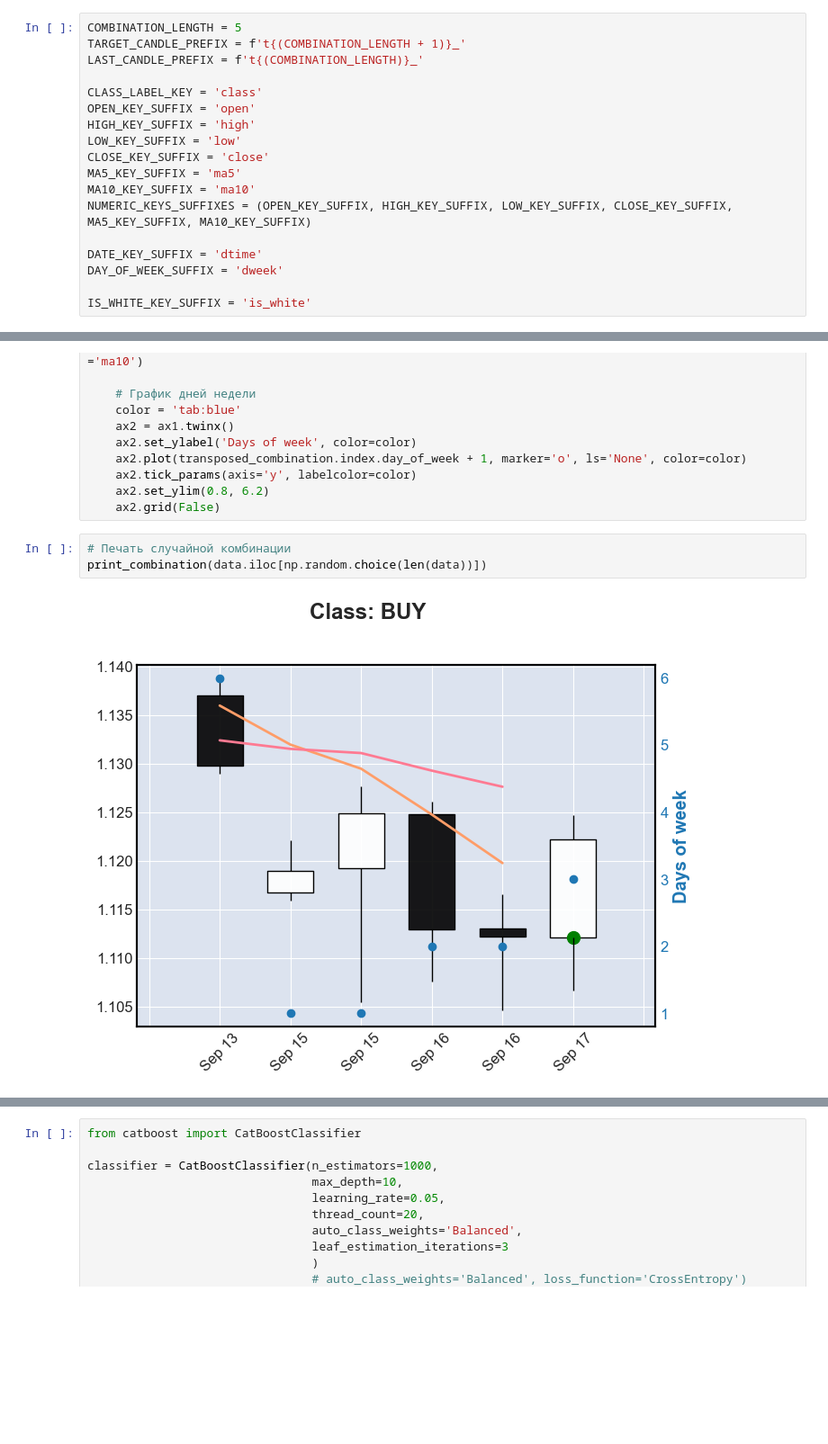
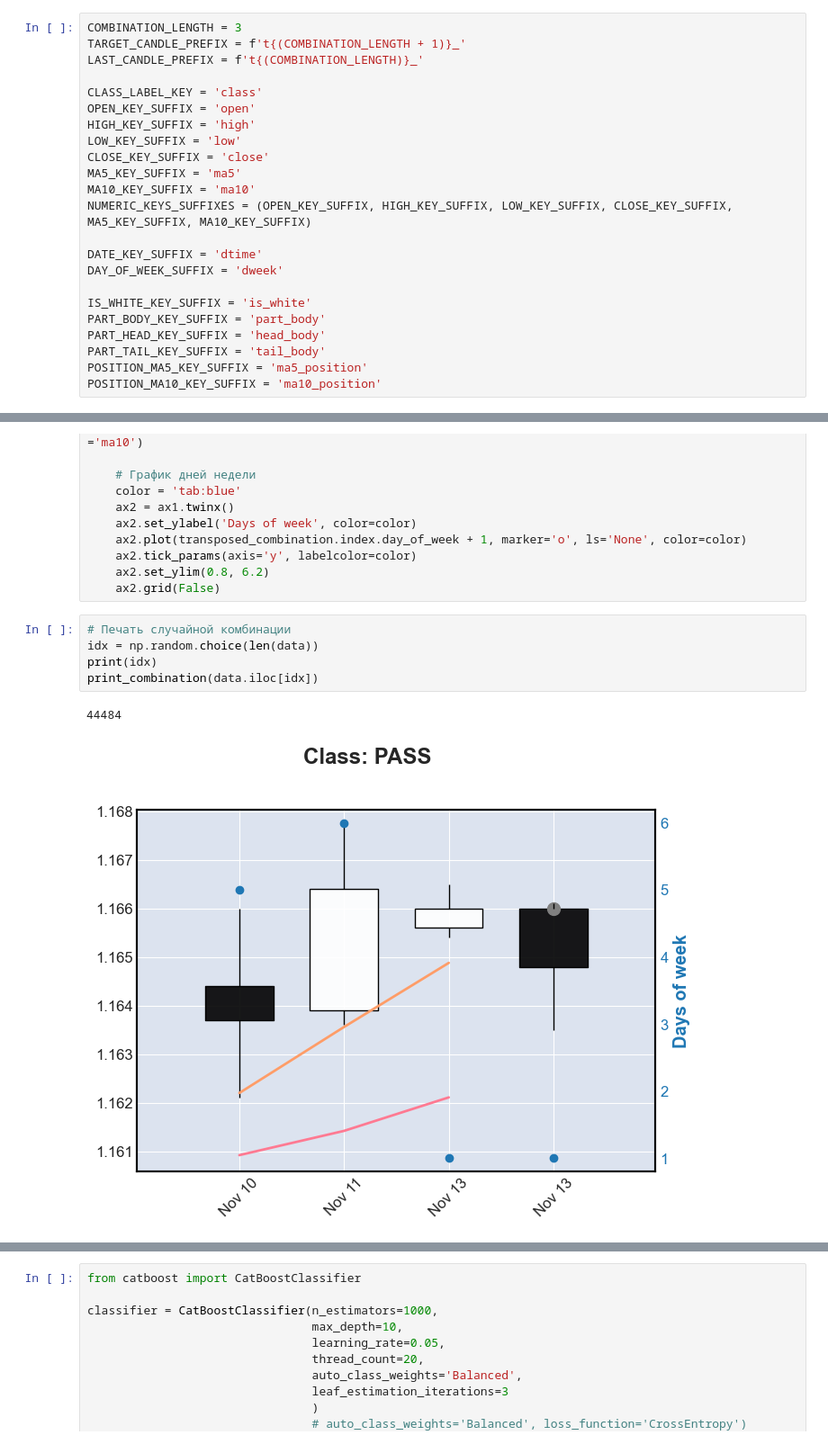
Before and after one commit to emazurenko/otus-ml-professional, a Jupyter notebook: projectwork/projectwork.ipynb, the cells around one changed output, grey strips where cells are left out. Shown at 90% size. Cells and saved outputs as stored; diff of their text form; blank space fills up the shorter version.

```diff
--- a/projectwork/projectwork.ipynb
+++ b/projectwork/projectwork.ipynb
@@ -48,7 +49,7 @@ data.isnull().sum().sum()
 # %% [output]
 np.int64(0)
 # %%
-COMBINATION_LENGTH = 5
+COMBINATION_LENGTH = 3
 TARGET_CANDLE_PREFIX = f't{(COMBINATION_LENGTH + 1)}_'
 LAST_CANDLE_PREFIX = f't{(COMBINATION_LENGTH)}_'
 
@@ -65,6 +66,11 @@ DATE_KEY_SUFFIX = 'dtime'
 DAY_OF_WEEK_SUFFIX = 'dweek'
 
 IS_WHITE_KEY_SUFFIX = 'is_white'
+PART_BODY_KEY_SUFFIX = 'part_body'
+PART_HEAD_KEY_SUFFIX = 'head_body'
+PART_TAIL_KEY_SUFFIX = 'tail_body'
+POSITION_MA5_KEY_SUFFIX = 'ma5_position'
+POSITION_MA10_KEY_SUFFIX = 'ma10_position'
 # %%
 # Разметка
 target_candle_sizes = data[TARGET_CANDLE_PREFIX + HIGH_KEY_SUFFIX] - data[TARGET_CANDLE_PREFIX + LOW_KEY_SUFFIX]
@@ -133,9 +139,12 @@ def print_combination(combination_data: pd.Series) -> None:
     ax2.grid(False)
 # %%
 # Печать случайной комбинации
-print_combination(data.iloc[np.random.choice(len(data))])
+idx = np.random.choice(len(data))
+print(idx)
+print_combination(data.iloc[idx])
 # %% [output]
+44484
-[figure, old version]
+[figure, new version]
 # %%
 # Предобработка
 from datetime import datetime
```
Also changed, not shown: parts of 43 cells of this notebook, 1 other file.
